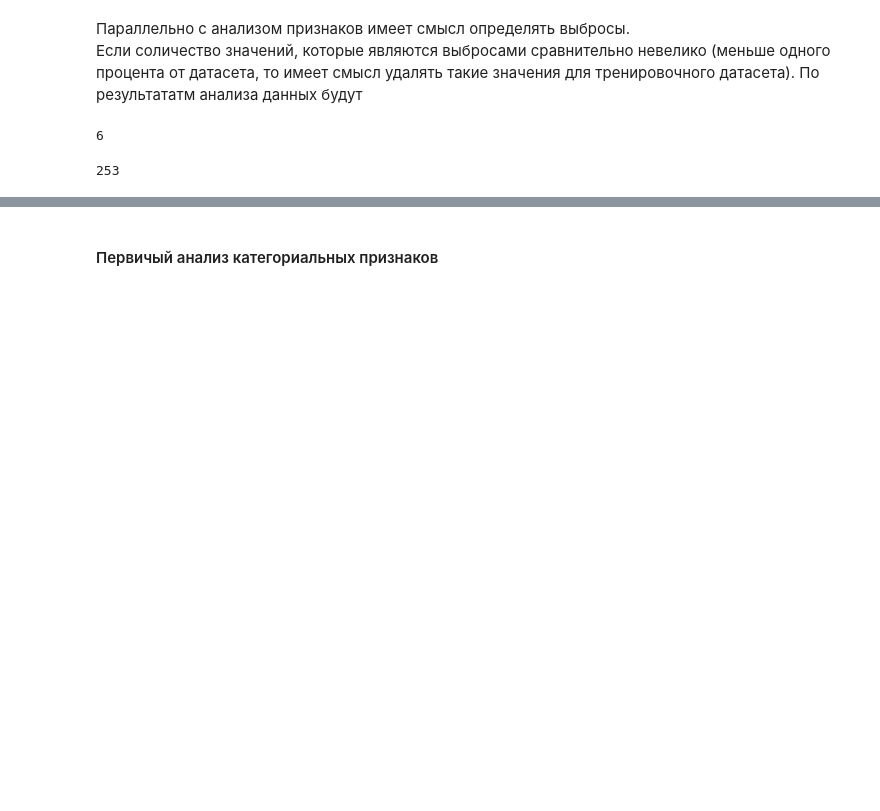
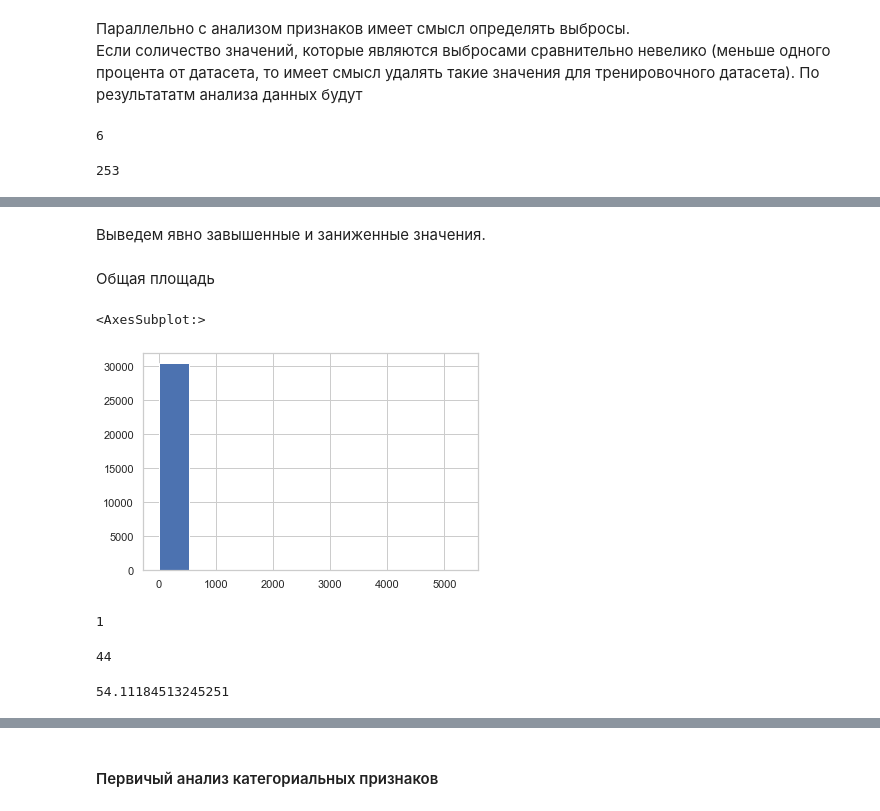
Before and after one commit to fandom170/GB_Final, a Jupyter notebook: Sberbank_estate_model.ipynb, the cells around one changed output, grey strips where cells are left out. Saved outputs shown, nothing was run; the diff lists cells and outputs as text; code cells hidden in the pictures; blank space fills up the shorter version.

```diff
--- a/Sberbank_estate_model.ipynb
+++ b/Sberbank_estate_model.ipynb
@@ -240,0 +262,21 @@ sns.boxplot(ax=axes[1, 2], data=df, x='kitch_sq')
+# %% [markdown]
+Выведем явно завышенные и заниженные значения.
+# %% [markdown]
+Общая площадь
+# %%
+df['full_sq'].hist()
+# %% [output]
+<AxesSubplot:>
+[figure, added]
+# %%
+df[df['full_sq'] >= 1000]['full_sq'].count()
+# %% [output]
+1
+# %%
+df[df['full_sq'] < 14]['full_sq'].count()
+# %% [output]
+44
+# %%
+df[(df['full_sq'] <= 1000) & (df['full_sq'] >= 14)]['full_sq'].mean()
+# %% [output]
+54.11184513245251
```
Also changed, not shown: parts of 90 cells of this notebook, 1 other file.
